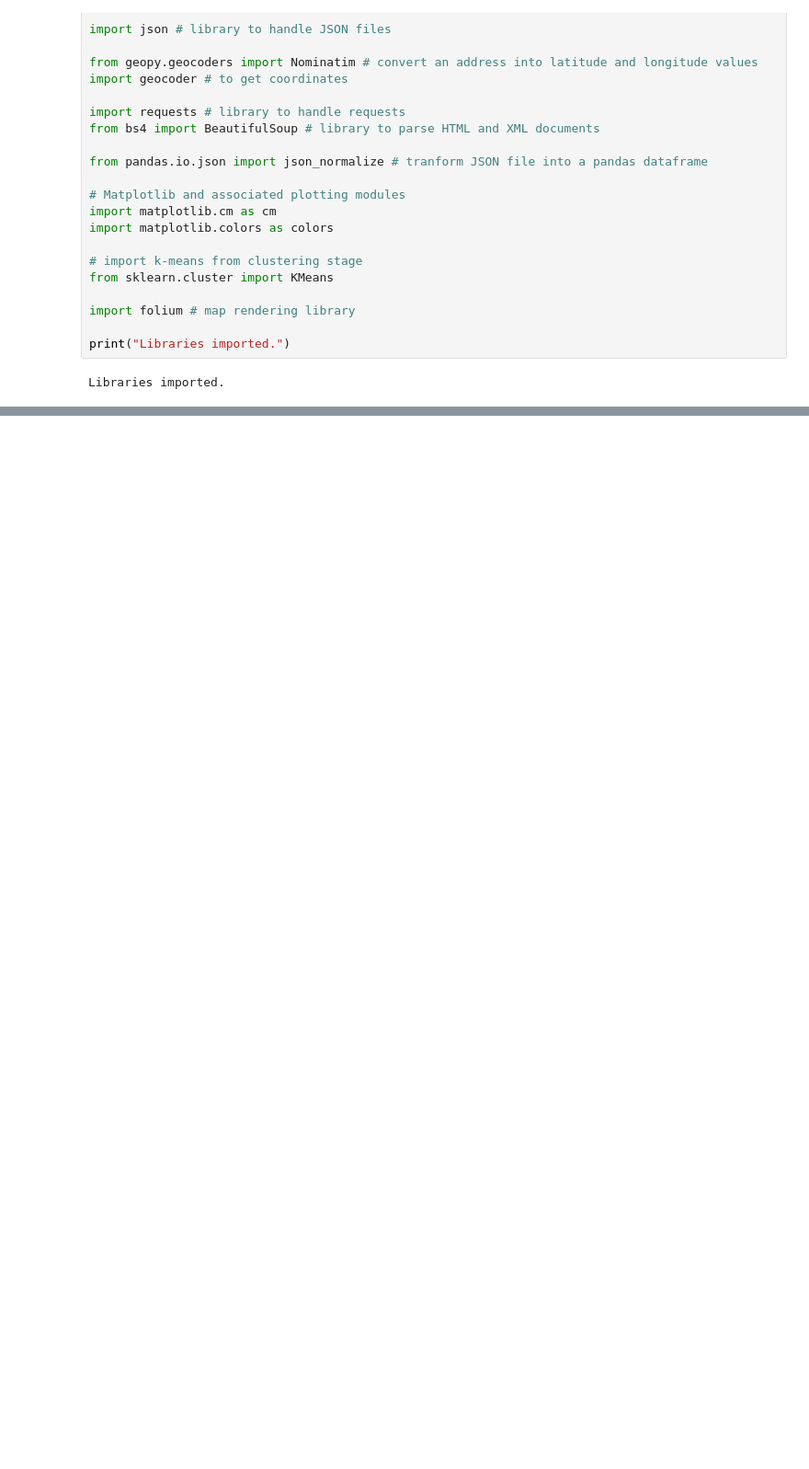
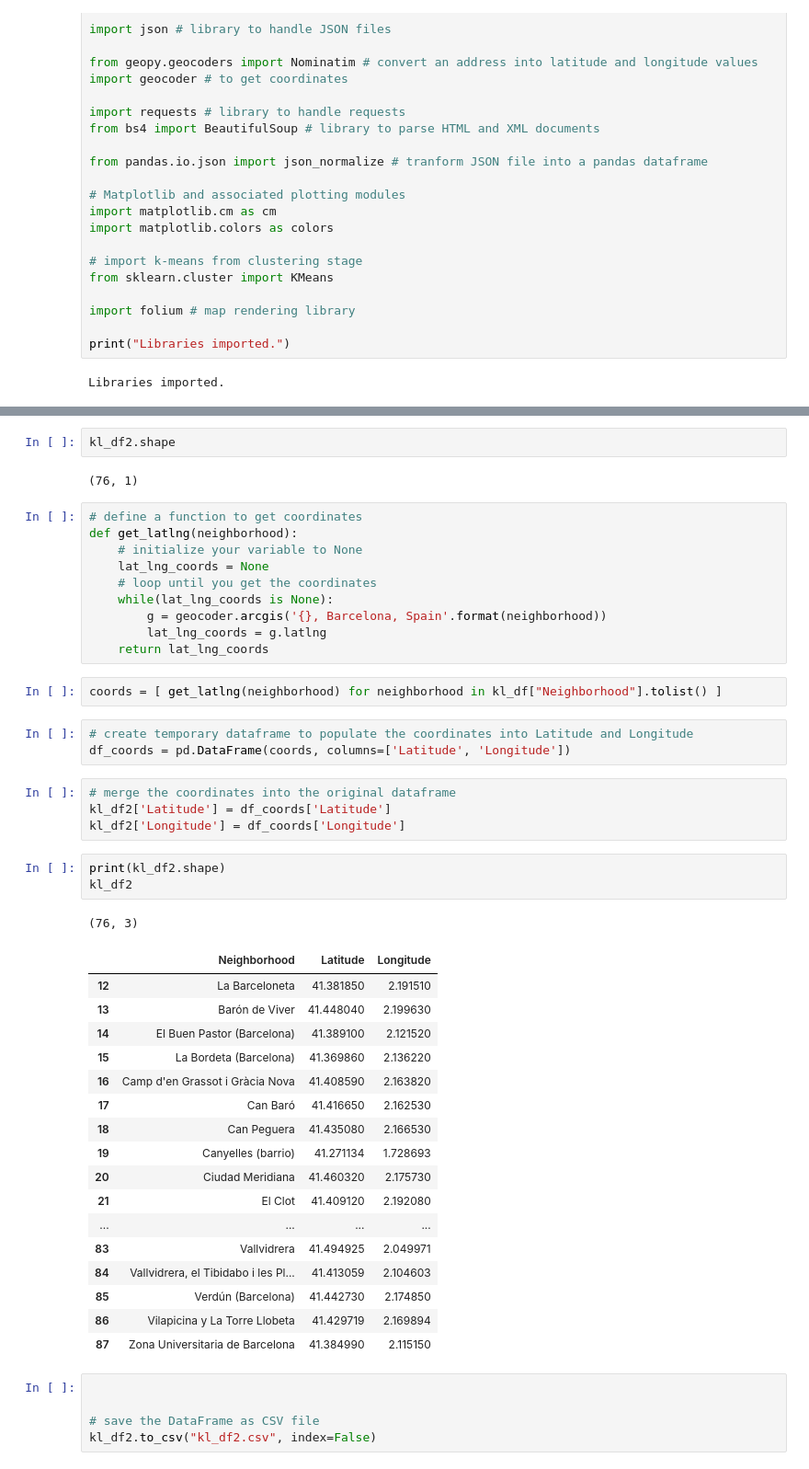
Before and after one commit to bidentity/Capstone_movilens, a Jupyter notebook: IBM_Coursera_Capstone.ipynb, the cells around one changed output, grey strips where cells are left out. Shown: that part at 92% size. Cells and saved outputs as stored; diff of their text form; blank space fills up the shorter version.

```diff
--- a/IBM_Coursera_Capstone.ipynb
+++ b/IBM_Coursera_Capstone.ipynb
@@ -33,0 +117,50 @@ Libraries imported.
+# %%
+kl_df2.shape
+# %% [output]
+(76, 1)
+# %%
+# define a function to get coordinates
+def get_latlng(neighborhood):
+    # initialize your variable to None
+    lat_lng_coords = None
+    # loop until you get the coordinates
+    while(lat_lng_coords is None):
+        g = geocoder.arcgis('{}, Barcelona, Spain'.format(neighborhood))
+        lat_lng_coords = g.latlng
+    return lat_lng_coords
+# %%
+coords = [ get_latlng(neighborhood) for neighborhood in kl_df["Neighborhood"].tolist() ]
+# %%
+# create temporary dataframe to populate the coordinates into Latitude and Longitude
+df_coords = pd.DataFrame(coords, columns=['Latitude', 'Longitude'])
+# %%
+# merge the coordinates into the original dataframe
+kl_df2['Latitude'] = df_coords['Latitude']
+kl_df2['Longitude'] = df_coords['Longitude']
+# %%
+print(kl_df2.shape)
+kl_df2
+# %% [output]
+(76, 3)
+|  | Neighborhood | Latitude | Longitude |
+| 12 | La Barceloneta | 41.381850 | 2.191510 |
+| 13 | Barón de Viver | 41.448040 | 2.199630 |
+| 14 | El Buen Pastor (Barcelona) | 41.389100 | 2.121520 |
+| 15 | La Bordeta (Barcelona) | 41.369860 | 2.136220 |
+| 16 | Camp d'en Grassot i Gràcia Nova | 41.408590 | 2.163820 |
+| 17 | Can Baró | 41.416650 | 2.162530 |
+| 18 | Can Peguera | 41.435080 | 2.166530 |
+| 19 | Canyelles (barrio) | 41.271134 | 1.728693 |
+| 20 | Ciudad Meridiana | 41.460320 | 2.175730 |
+| 21 | El Clot | 41.409120 | 2.192080 |
+| ... | ... | ... | ... |
+| 83 | Vallvidrera | 41.494925 | 2.049971 |
+| 84 | Vallvidrera, el Tibidabo i les Pl... | 41.413059 | 2.104603 |
+| 85 | Verdún (Barcelona) | 41.442730 | 2.174850 |
+| 86 | Vilapicina y La Torre Llobeta | 41.429719 | 2.169894 |
+| 87 | Zona Universitaria de Barcelona | 41.384990 | 2.115150 |
+# %%
+
+
+# save the DataFrame as CSV file
+kl_df2.to_csv("kl_df2.csv", index=False)
```
Also changed, not shown: parts of 29 cells of this notebook.
